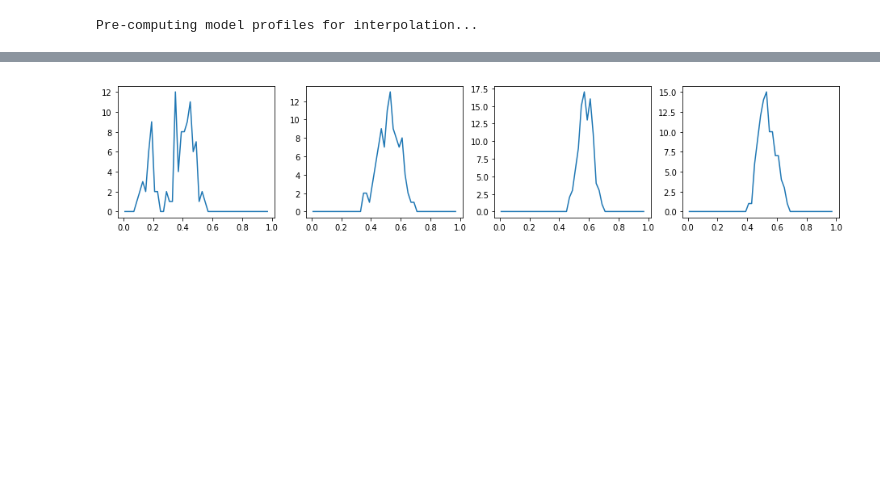
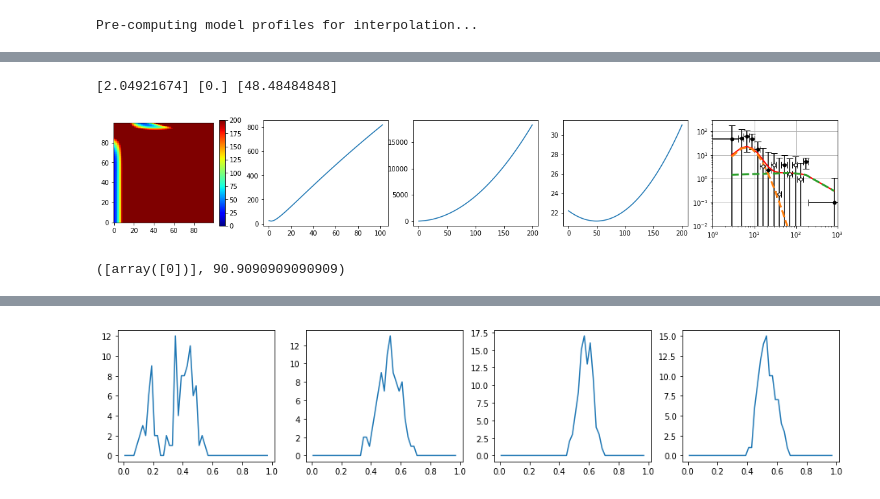
Before and after one commit to yuntingcheng/python_ciber, a Jupyter notebook: stack_modelfit/Untitled.ipynb, the cells around one changed output, grey strips where cells are left out. Cells and saved outputs as stored; diff of their text form; code cells hidden in the pictures; blank space fills up the shorter version.

```diff
--- a/stack_modelfit/Untitled.ipynb
+++ b/stack_modelfit/Untitled.ipynb
@@ -362,0 +387,16 @@ imageclip(chi2_mat[:7,:7], ax=ax[2])
+# %%
+R200 = gal_profile_model().Wang19_profile(0,im)['params']['R200']
+xe2_arr = np.logspace(np.log10(0.0001),np.log10(1),100)
+# Re2_arr = np.linspace(0.1,3,100)
+Re2_arr = xe2_arr * R200
+A2h_arr = np.linspace(0,200,100)
+A1h_arr = np.linspace(0,600,100)
+chi2_arr = np.zeros([len(Re2_arr),len(A1h_arr),len(A2h_arr)])
+for i,Re2 in enumerate(Re2_arr):
+    print(i,len(Re2_arr))
+    xe2 = Re2 / R200
+    for j,A1h in enumerate(A1h_arr):
+        for k,A2h in enumerate(A2h_arr):
+            chi2 = param_fit.get_chi2(xe2=xe2, A1h=A1h, A2h=A2h)
+            chi2_arr[i,j,k] = chi2
+clear_output()
@@ -362,0 +441,40 @@ imageclip(chi2_mat[:7,:7], ax=ax[2])
+# %%
+Re2_best_idx, A1h_best_idx, A2h_best_idx = np.where(chi2_arr==np.nanmin(chi2_arr))
+Re2_best, A1h_best, A2h_best = Re2_arr[Re2_best_idx], A1h_arr[A1h_best_idx], A2h_arr[A2h_best_idx]
+print(Re2_best, A1h_best, A2h_best)
+
+fig, ax = plt.subplots(1,5,figsize=(20,3))
+imageclip(chi2_arr[:,:,A2h_best_idx].reshape(chi2_arr.shape[0],chi2_arr.shape[1]),
+          vmin=0,vmax=200,ax=ax[0])
+ax[1].plot(Re2_arr, chi2_arr[:, A1h_best_idx, A2h_best_idx].flatten())
+ax[2].plot(A2h_arr, chi2_arr[Re2_best_idx,:,A2h_best_idx].flatten())
+ax[3].plot(A2h_arr, chi2_arr[Re2_best_idx,A1h_best_idx,:].flatten())
+
+r_arr = param_fit.rsubbins
+rbinedges = param_fit.rsubbinedges
+profd_arr = param_fit.profex_sub
+profd_err = np.sqrt(np.diag(param_fit.covsub))
+modelprof = param_fit.get_profexcess_model(Re2=Re2_best, A1h=A1h_best, A2h=A2h_best, fast=True)
+profex_arr = modelprof['profex_sub']
+prof1h_arr = modelprof['prof1h_sub']
+prof2h_arr = modelprof['prof2h_sub']
+profm_arr = profex_arr + prof1h_arr + prof2h_arr
+plot_err_log(r_arr,
+             profd_arr,
+             profd_err,
+             xedges = rbinedges,
+             ax=ax[4], color='k')
+ax[4].loglog(r_arr, profm_arr,'r-', lw=2)
+ax[4].loglog(r_arr, prof2h_arr,'C2--', lw=3, label=r'$A_{\rm 2h}$ = %.2f'%A2h)
+ax[4].loglog(r_arr, prof1h_arr,'C0--', lw=3, label=r'$A_{\rm 1h}$ = %.2f'%A2h)
+ax[4].loglog(r_arr, profex_arr,'C1--', lw=3, label=r'$R_{e_2}$ = %.2f'%Re2)
+ax[4].set_ylim([1e-2,3e2])
+ax[4].set_xlim([1e0,1e3])
+ax[4].grid()
+# %% [output]
+[2.04921674] [0.] [48.48484848]
+[figure, added]
+# %%
+[A1h_best_idx],A1h_arr[15]
+# %% [output]
+([array([0])], 90.9090909090909)
```
Also changed, not shown: parts of 14 cells of this notebook, 2 other files.
